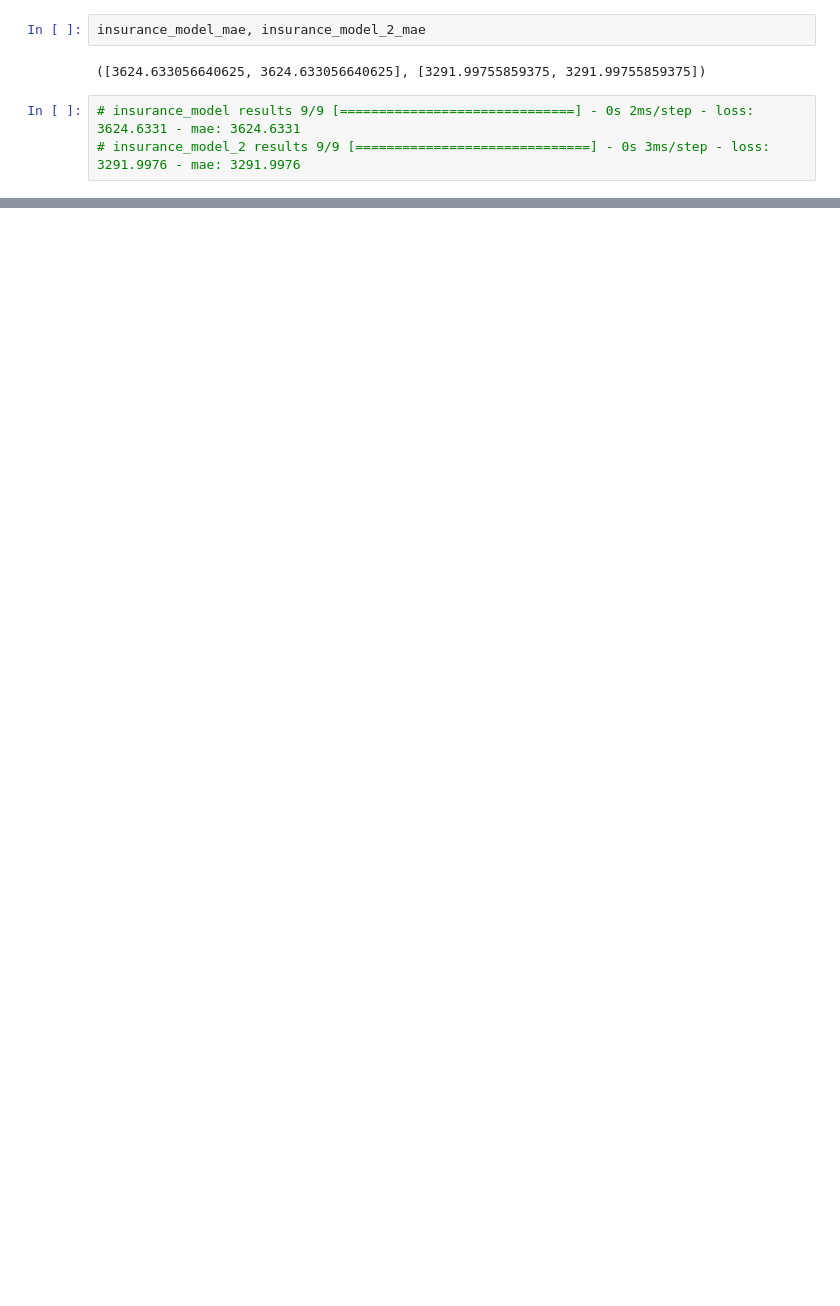
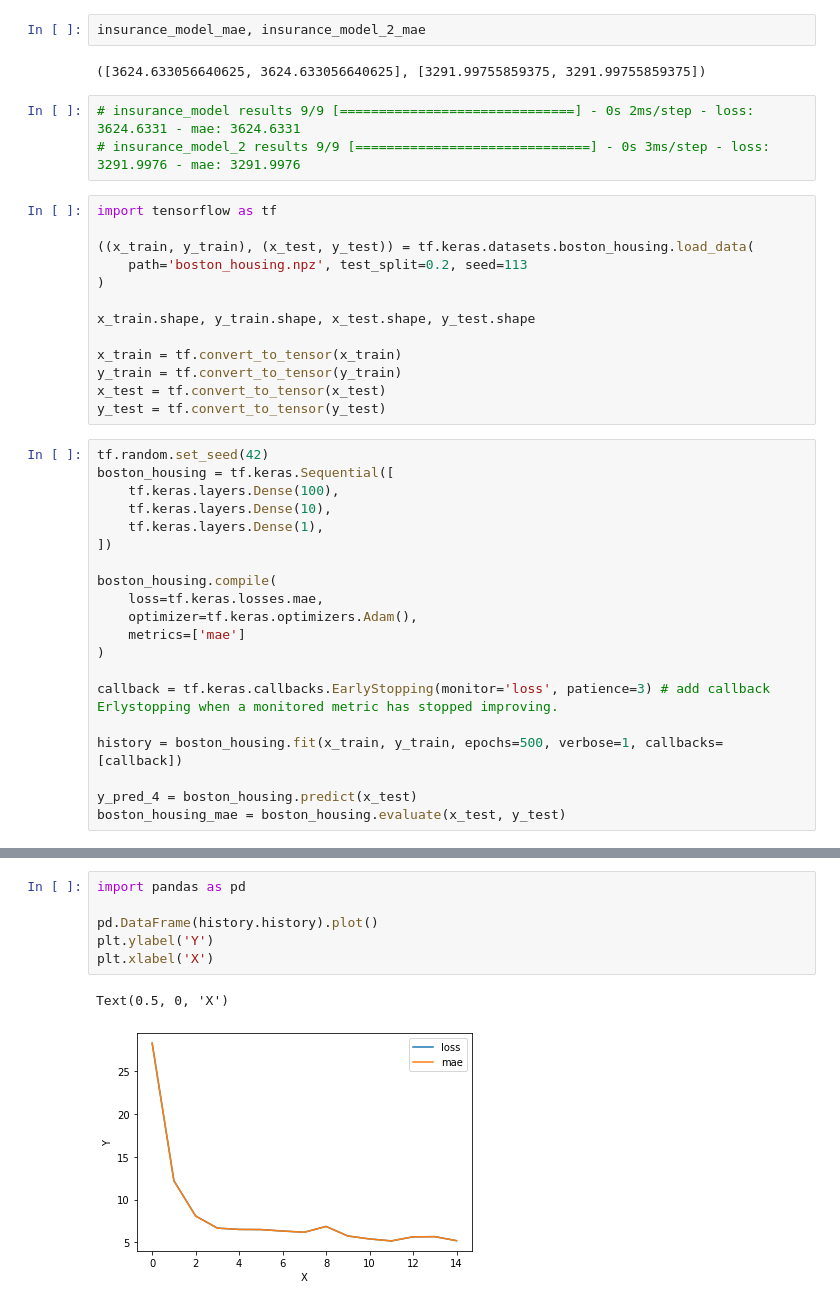
Before and after one commit to choton654/tenserflow-deep-learning, a Jupyter notebook: neural_network_regression_tensorflow.ipynb, the cells around one changed output, grey strips where cells are left out. Saved outputs shown, nothing was run; the diff lists cells and outputs as text; blank space fills up the shorter version.

```diff
--- a/neural_network_regression_tensorflow.ipynb
+++ b/neural_network_regression_tensorflow.ipynb
@@ -715,3 +716,36 @@ insurance_model_mae, insurance_model_2_mae
 # %%
 # insurance_model results 9/9 [==============================] - 0s 2ms/step - loss: 3624.6331 - mae: 3624.6331
 # insurance_model_2 results 9/9 [==============================] - 0s 3ms/step - loss: 3291.9976 - mae: 3291.9976
+# %%
+import tensorflow as tf
+
+((x_train, y_train), (x_test, y_test)) = tf.keras.datasets.boston_housing.load_data(
+    path='boston_housing.npz', test_split=0.2, seed=113
+)
+
+x_train.shape, y_train.shape, x_test.shape, y_test.shape
+
+x_train = tf.convert_to_tensor(x_train)
+y_train = tf.convert_to_tensor(y_train)
+x_test = tf.convert_to_tensor(x_test)
+y_test = tf.convert_to_tensor(y_test)
+# %%
+tf.random.set_seed(42)
+boston_housing = tf.keras.Sequential([
+    tf.keras.layers.Dense(100),
+    tf.keras.layers.Dense(10),
+    tf.keras.layers.Dense(1),
+])
+
+boston_housing.compile(
+    loss=tf.keras.losses.mae,
+    optimizer=tf.keras.optimizers.Adam(),
+    metrics=['mae']
+)
+
+callback = tf.keras.callbacks.EarlyStopping(monitor='loss', patience=3) # add callback Erlystopping when a monitored metric has stopped improving.
+
+history = boston_housing.fit(x_train, y_train, epochs=500, verbose=1, callbacks=[callback])
+
+y_pred_4 = boston_housing.predict(x_test)
+boston_housing_mae = boston_housing.evaluate(x_test, y_test)
@@ -717,0 +770,9 @@ insurance_model_mae, insurance_model_2_mae
+# %%
+import pandas as pd
+
+pd.DataFrame(history.history).plot()
+plt.ylabel('Y')
+plt.xlabel('X')
+# %% [output]
+Text(0.5, 0, 'X')
+[figure, added]
```
Also changed, not shown: parts of 17 cells of this notebook.
